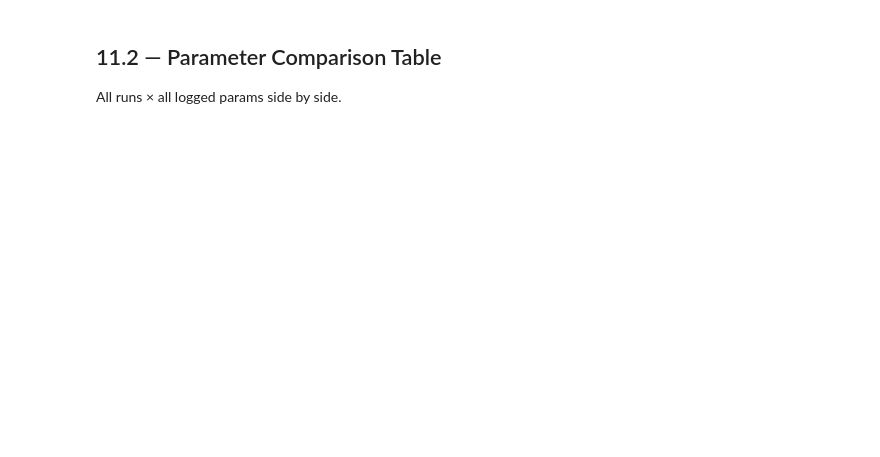
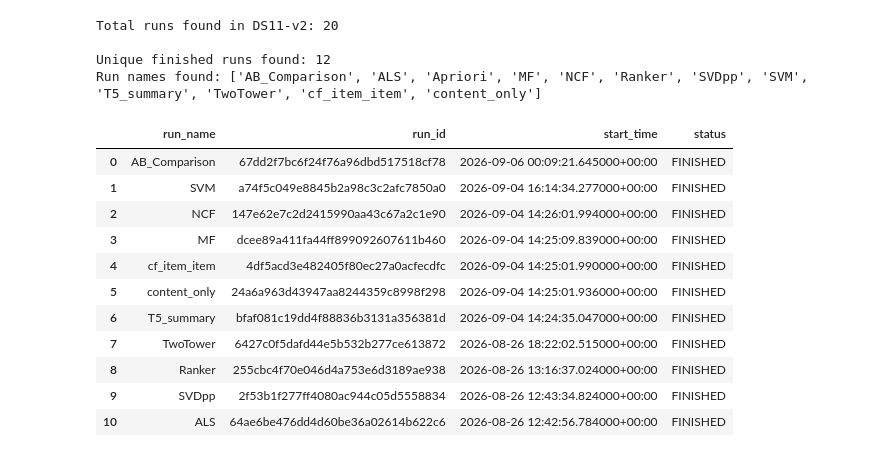
Before and after one commit to warutkm/rs, a Jupyter notebook: src/11_mlflow_report.ipynb, the cells around one changed output. Saved outputs shown, nothing was run; the diff lists cells and outputs as text; code cells hidden in the pictures; blank space fills up the shorter version.

```diff
--- a/src/11_mlflow_report.ipynb
+++ b/src/11_mlflow_report.ipynb
@@ -196,4 +56,57 @@ content_only 6eaf83caaa804bff8e109172695c1bf6 2026-03-23 23:32:43.635000+00:00
-# %% [markdown]
-## 11.2 — Parameter Comparison Table
-All runs × all logged params side by side.
+# %%
+try:
+    runs_df = mlflow.search_runs(
+        experiment_names=[EXPERIMENT_NAME],
+        order_by=['start_time DESC']
+    )
+except Exception as e:
+    raise RuntimeError(f"Could not load MLflow runs from experiment {EXPERIMENT_NAME}: {e}")
+
+print(f"Total runs found in {EXPERIMENT_NAME}: {len(runs_df)}")
+
+# Resolve run name column across MLflow versions
+RUN_NAME_COL = None
+for candidate in ['tags.mlflow.runName', 'run_name', 'tags.run_name']:
+    if candidate in runs_df.columns:
+        RUN_NAME_COL = candidate
+        break
+
+if RUN_NAME_COL is None:
+    raise KeyError(f"Cannot find run name column. Available: {runs_df.columns.tolist()}")
+
+runs_df['run_name'] = runs_df[RUN_NAME_COL]
+
+# Filter to FINISHED runs and deduplicate (keep latest)
+runs_df_finished = runs_df[runs_df['status'] == 'FINISHED'].copy()
+runs_df_dedup = (
+    runs_df_finished
+    .sort_values('start_time', ascending=False)
+    .drop_duplicates(subset=['run_name'], keep='first')
+    .reset_index(drop=True)
+)
+
+print(f"\nUnique finished runs found: {len(runs_df_dedup)}")
+found_names = set(runs_df_dedup['run_name'])
+print(f"Run names found: {sorted(found_names)}")
+
+# Keep runs in ALL_RUNS (and any AB_Comparison run if present)
+runs_df_filtered = runs_df_dedup[runs_df_dedup['run_name'].isin(ALL_RUNS + ['AB_Comparison'])].reset_index(drop=True)
+display(runs_df_filtered[['run_name', 'run_id', 'start_time', 'status']])
+# %% [output]
+Total runs found in DS11-v2: 20
+
+Unique finished runs found: 12
+Run names found: ['AB_Comparison', 'ALS', 'Apriori', 'MF', 'NCF', 'Ranker', 'SVDpp', 'SVM', 'T5_summary', 'TwoTower', 'cf_item_item', 'content_only']
+|  | run_name | run_id | start_time | status |
+| 0 | AB_Comparison | 67dd2f7bc6f24f76a96dbd517518cf78 | 2026-09-06 00:09:21.645000+00:00 | FINISHED |
+| 1 | SVM | a74f5c049e8845b2a98c3c2afc7850a0 | 2026-09-04 16:14:34.277000+00:00 | FINISHED |
+| 2 | NCF | 147e62e7c2d2415990aa43c67a2c1e90 | 2026-09-04 14:26:01.994000+00:00 | FINISHED |
+| 3 | MF | dcee89a411fa44ff899092607611b460 | 2026-09-04 14:25:09.839000+00:00 | FINISHED |
+| 4 | cf_item_item | 4df5acd3e482405f80ec27a0acfecdfc | 2026-09-04 14:25:01.990000+00:00 | FINISHED |
+| 5 | content_only | 24a6a963d43947aa8244359c8998f298 | 2026-09-04 14:25:01.936000+00:00 | FINISHED |
+| 6 | T5_summary | bfaf081c19dd4f88836b3131a356381d | 2026-09-04 14:24:35.047000+00:00 | FINISHED |
+| 7 | TwoTower | 6427c0f5dafd44e5b532b277ce613872 | 2026-08-26 18:22:02.515000+00:00 | FINISHED |
+| 8 | Ranker | 255cbc4f70e046d4a753e6d3189ae938 | 2026-08-26 13:16:37.024000+00:00 | FINISHED |
+| 9 | SVDpp | 2f53b1f277ff4080ac944c05d5558834 | 2026-08-26 12:43:34.824000+00:00 | FINISHED |
+| 10 | ALS | 64ae6be476dd4d60be36a02614b622c6 | 2026-08-26 12:42:56.784000+00:00 | FINISHED |
 # %%
```
Also changed, not shown: parts of 19 cells of this notebook, 10 other files.
